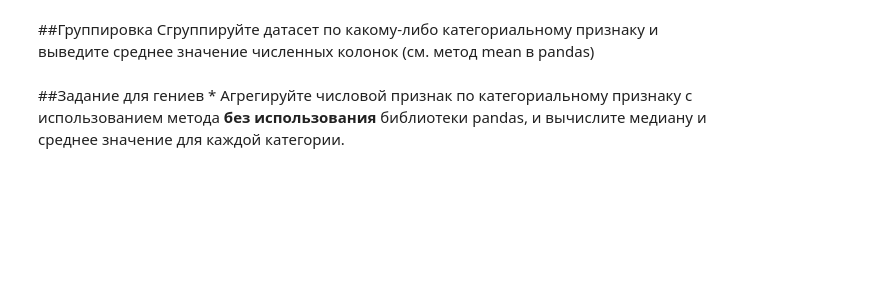
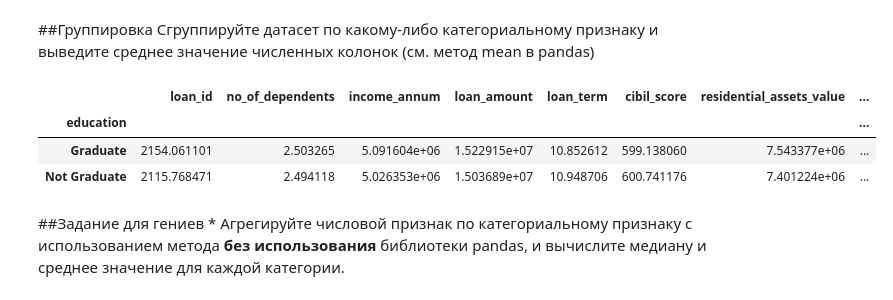
Before and after one commit to BABALEXA/Laboratorny, a Jupyter notebook: lab1/Задание_1.ipynb, the cells around one changed output. Cells and saved outputs as stored; diff of their text form; code cells hidden in the pictures; blank space fills up the shorter version.

```diff
--- a/lab1/Задание_1.ipynb
+++ b/lab1/Задание_1.ipynb
@@ -106,6 +220,12 @@ df.describe()
 Сгруппируйте датасет по какому-либо категориальному признаку и выведите среднее значение численных колонок (см. метод mean в pandas)
 # %%
 #Группировка
+df.groupby(' education').mean()
+# %% [output]
+|  | loan_id | no_of_dependents | income_annum | loan_amount | loan_term | cibil_score | residential_assets_value | ... |
+| education |  |  |  |  |  |  |  | ... |
+| Graduate | 2154.061101 | 2.503265 | 5.091604e+06 | 1.522915e+07 | 10.852612 | 599.138060 | 7.543377e+06 | ... |
+| Not Graduate | 2115.768471 | 2.494118 | 5.026353e+06 | 1.503689e+07 | 10.948706 | 600.741176 | 7.401224e+06 | ... |
 # %% [markdown]
 ##Задание для гениев *
 Агрегируйте числовой признак по категориальному признаку с использованием метода **без использования** библиотеки pandas, и вычислите медиану и среднее значение для каждой категории.
```
Also changed, not shown: parts of 7 cells of this notebook.
